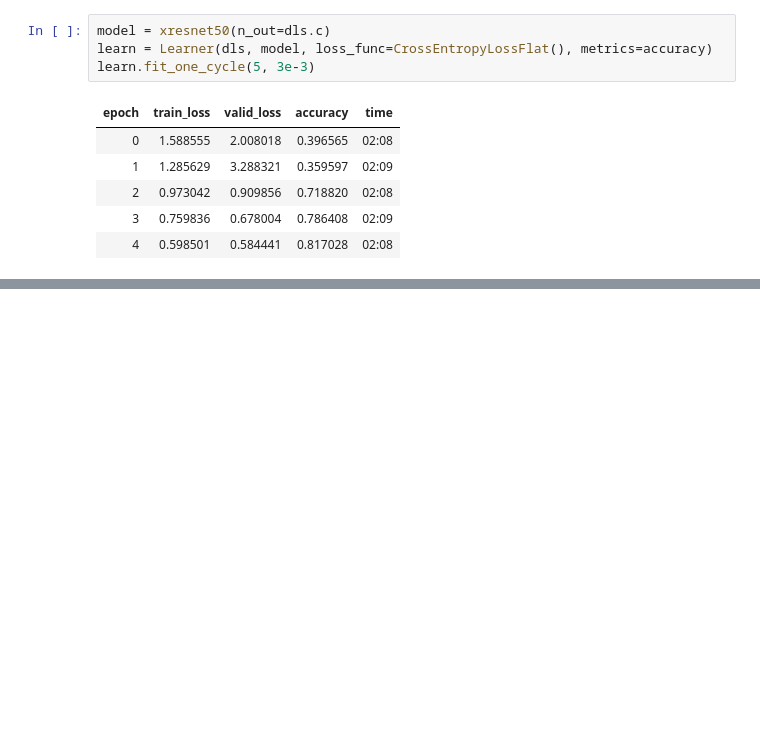
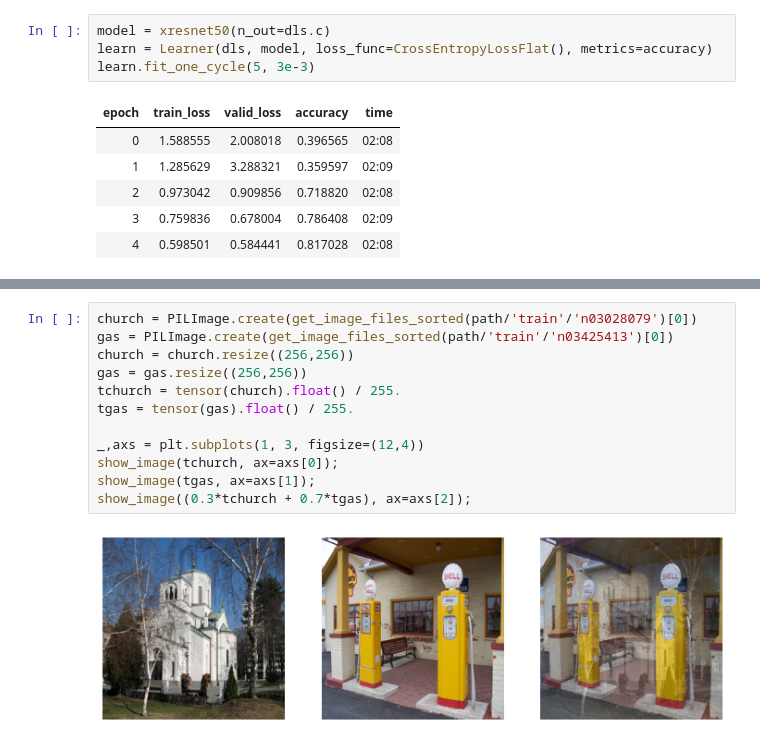
Before and after one commit to wtznc/fastai, a Jupyter notebook: wtznc_07_sizing_and_tta.ipynb, the cells around one changed output, grey strips where cells are left out. Drawn from its saved outputs; the diff is of its cells as text; blank space fills up the shorter version.

```diff
--- a/wtznc_07_sizing_and_tta.ipynb
+++ b/wtznc_07_sizing_and_tta.ipynb
@@ -75,0 +130,14 @@ When fast.ai and its team of students won the DAWNBench competition in 2018, one
+# %%
+church = PILImage.create(get_image_files_sorted(path/'train'/'n03028079')[0])
+gas = PILImage.create(get_image_files_sorted(path/'train'/'n03425413')[0])
+church = church.resize((256,256))
+gas = gas.resize((256,256))
+tchurch = tensor(church).float() / 255.
+tgas = tensor(gas).float() / 255.
+
+_,axs = plt.subplots(1, 3, figsize=(12,4))
+show_image(tchurch, ax=axs[0]);
+show_image(tgas, ax=axs[1]);
+show_image((0.3*tchurch + 0.7*tgas), ax=axs[2]);
+# %% [output]
+[figure, added]
```
Also changed, not shown: parts of 9 cells of this notebook.
